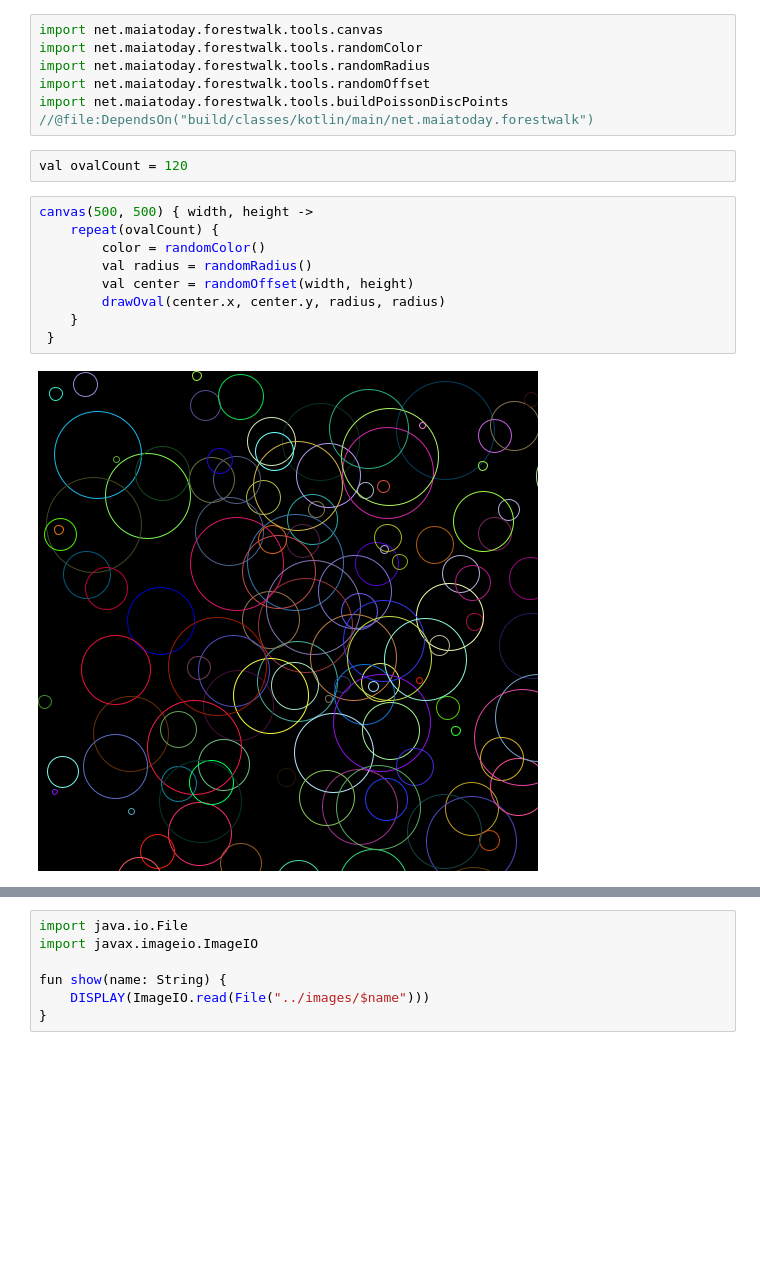
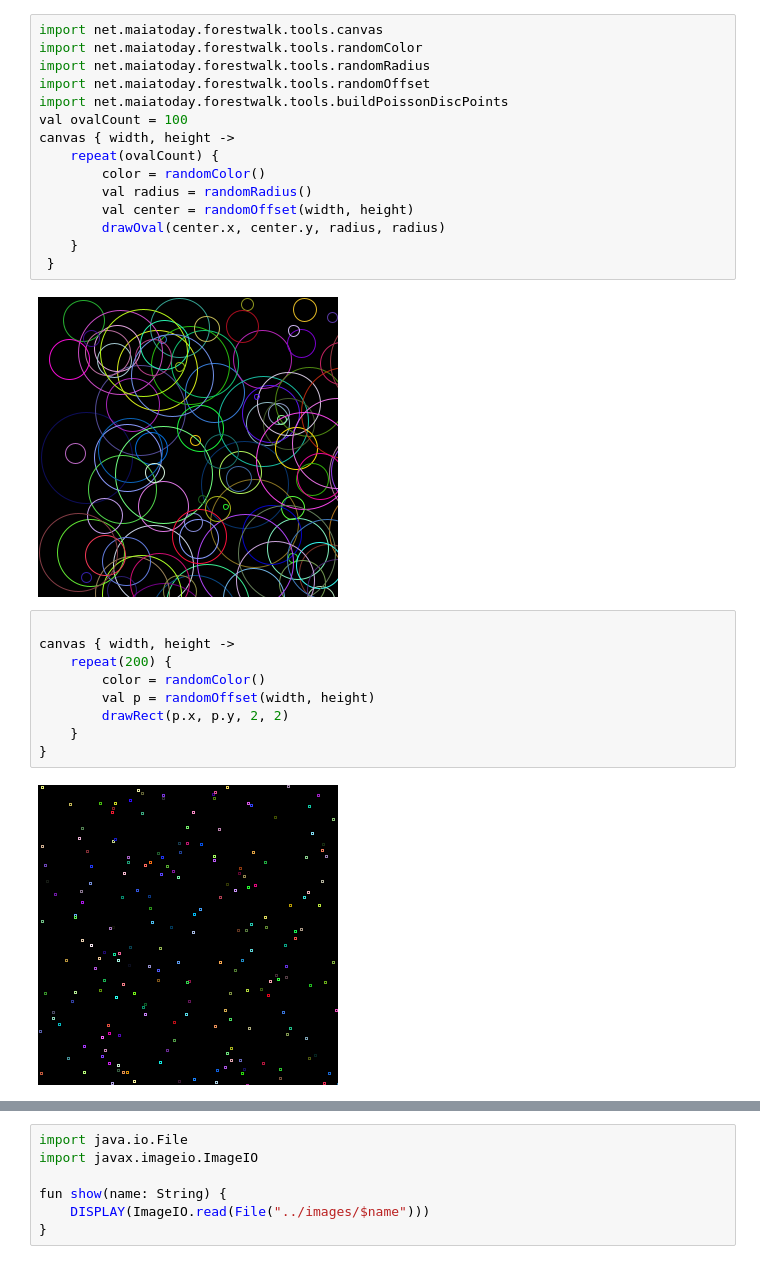
Before and after one commit to maiatoday/ForestWalk, a Jupyter notebook: book/Walk.ipynb, the cells around one changed output, grey strips where cells are left out. Drawn from its saved outputs; the diff is of its cells as text; blank space fills up the shorter version.

```diff
--- a/book/Walk.ipynb
+++ b/book/Walk.ipynb
@@ -4,17 +4,25 @@ import net.maiatoday.forestwalk.tools.randomColor
 import net.maiatoday.forestwalk.tools.randomRadius
 import net.maiatoday.forestwalk.tools.randomOffset
 import net.maiatoday.forestwalk.tools.buildPoissonDiscPoints
-//@file:DependsOn("build/classes/kotlin/main/net.maiatoday.forestwalk")
+val ovalCount = 100
+canvas { width, height ->
+    repeat(ovalCount) {
+        color = randomColor()
+        val radius = randomRadius()
+        val center = randomOffset(width, height)
+        drawOval(center.x, center.y, radius, radius)
+    }
+ }
+# %% [output]
+[figure, added]
-# %%
-val ovalCount = 120
 # %%
-canvas(500, 500) { width, height ->
-    repeat(ovalCount) {
+
+canvas { width, height ->
+    repeat(200) {
         color = randomColor()
-        val radius = randomRadius()
-        val center = randomOffset(width, height)
-        drawOval(center.x, center.y, radius, radius)
+        val p = randomOffset(width, height)
+        drawRect(p.x, p.y, 2, 2)
     }
- }
+}
 # %% [output]
-[figure, old version]
+[figure, new version]
```
Also changed, not shown: parts of 3 cells of this notebook, 3 other files.
